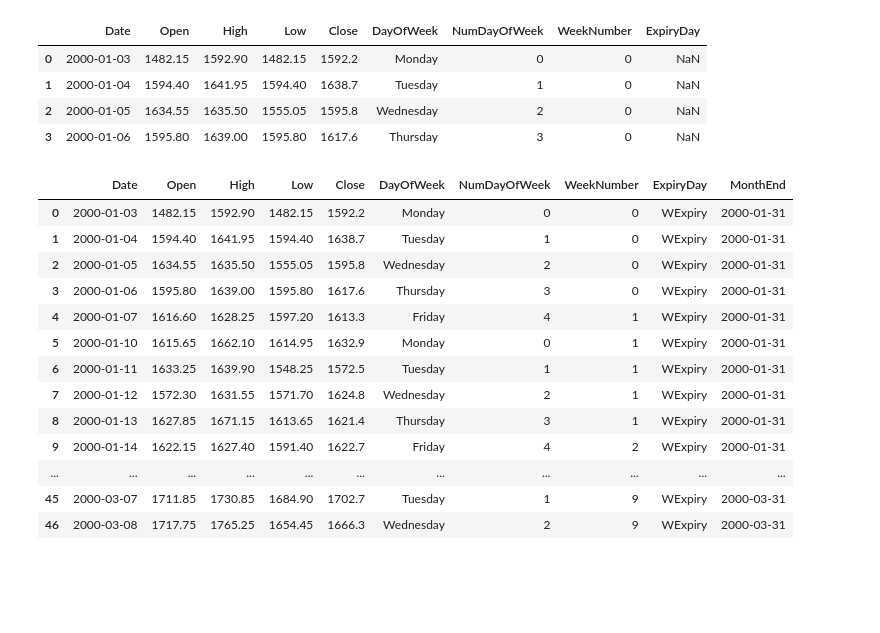
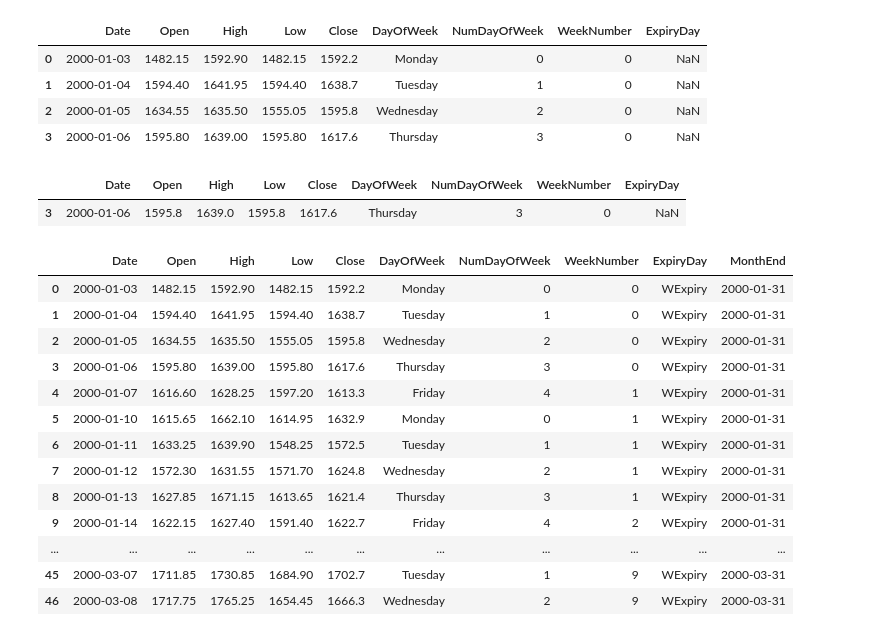
Before and after one commit to shankar58989/NiftyOptionsStrategyExperiment, a Jupyter notebook: notebooks/DataImportNotebook.ipynb, the cells around one changed output. Saved outputs shown, nothing was run; the diff lists cells and outputs as text; code cells hidden in the pictures; blank space fills up the shorter version.

```diff
--- a/notebooks/DataImportNotebook.ipynb
+++ b/notebooks/DataImportNotebook.ipynb
@@ -653,6 +653,12 @@ ExpMvDf[ExpMvDf['WeekNumber'] == 0]
 | 1 | 2000-01-04 | 1594.40 | 1641.95 | 1594.40 | 1638.7 | Tuesday | 1 | 0 | NaN |
 | 2 | 2000-01-05 | 1634.55 | 1635.50 | 1555.05 | 1595.8 | Wednesday | 2 | 0 | NaN |
 | 3 | 2000-01-06 | 1595.80 | 1639.00 | 1595.80 | 1617.6 | Thursday | 3 | 0 | NaN |
+# %%
+# Filter the last row of the weeknumber 0
+ExpMvDf[ExpMvDf['WeekNumber'] == 0].tail(1)
+# %% [output]
+|  | Date | Open | High | Low | Close | DayOfWeek | NumDayOfWeek | WeekNumber | ExpiryDay |
+| 3 | 2000-01-06 | 1595.8 | 1639.0 | 1595.8 | 1617.6 | Thursday | 3 | 0 | NaN |
 # %%
 # For every unique weeknumber
 for i in ExpMvDf['WeekNumber'].unique():
```
